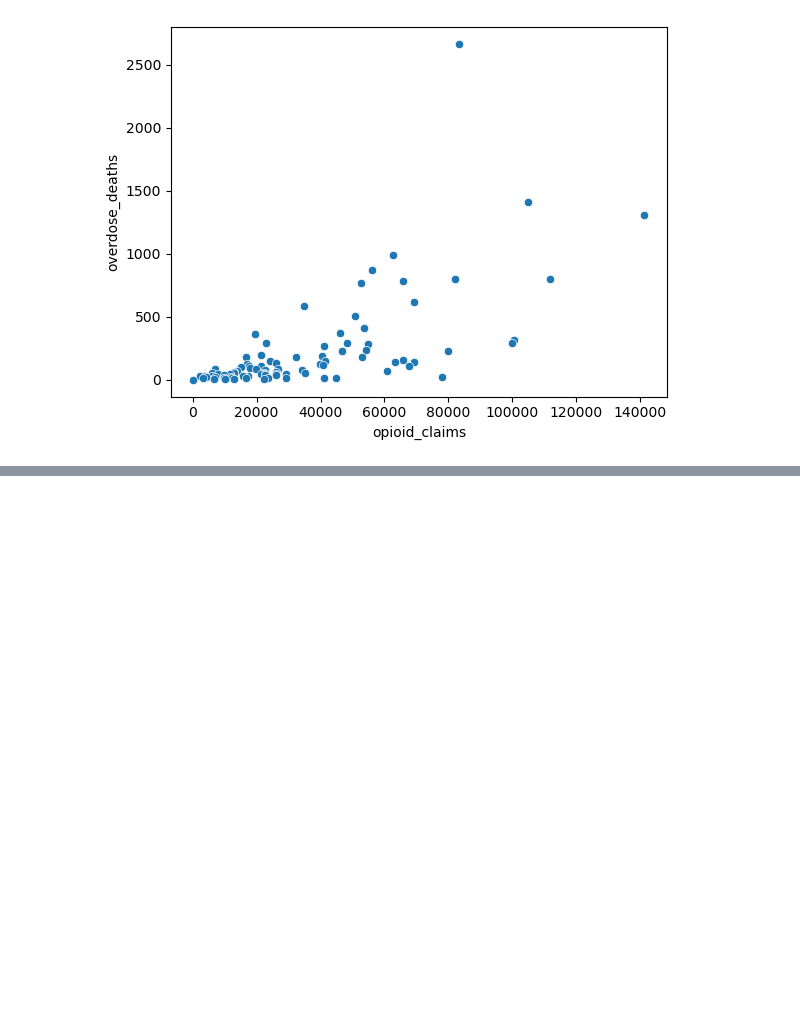
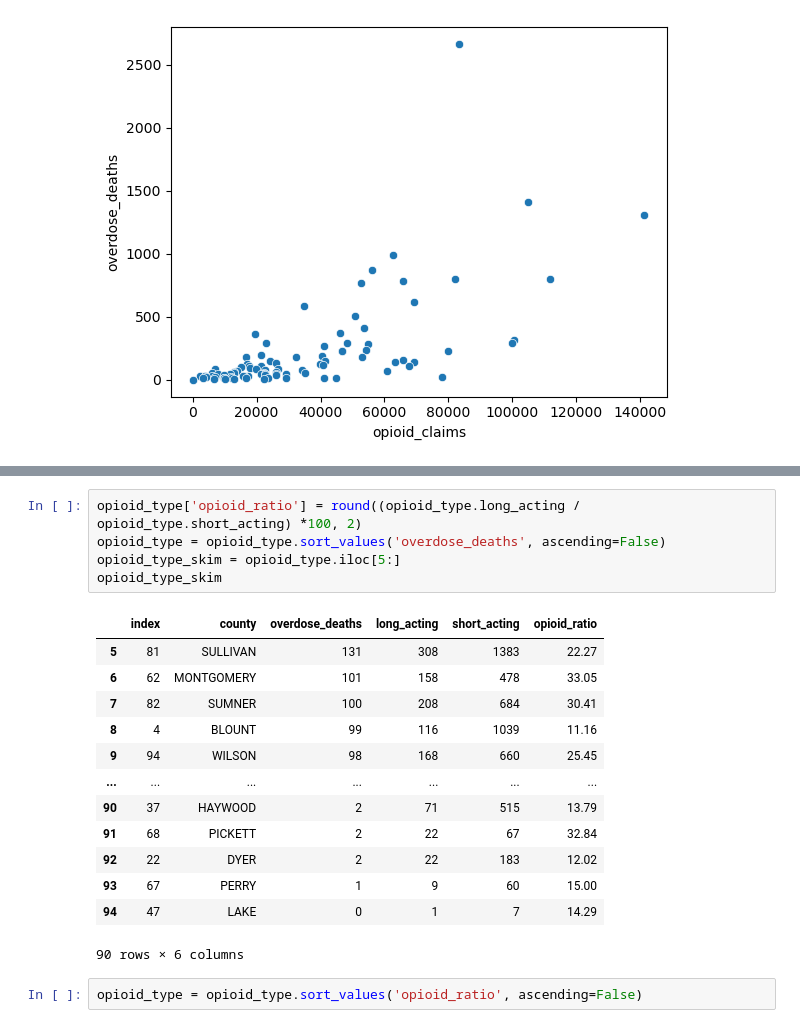
Before and after one commit to NSS-Data-Analytics-Cohort-12/prescribers-python-da12-v2-git-pushers, a Jupyter notebook: notebooks/prescribers.ipynb, the cells around one changed output, grey strips where cells are left out. Saved outputs shown, nothing was run; the diff lists cells and outputs as text; blank space fills up the shorter version.

```diff
--- a/notebooks/prescribers.ipynb
+++ b/notebooks/prescribers.ipynb
@@ -299,0 +393,21 @@ sns.scatterplot(data=county_stats_omit3, x=county_stats_omit3['opioid_claims'],
+# %%
+opioid_type['opioid_ratio'] = round((opioid_type.long_acting / opioid_type.short_acting) *100, 2)
+opioid_type = opioid_type.sort_values('overdose_deaths', ascending=False)
+opioid_type_skim = opioid_type.iloc[5:]
+opioid_type_skim
+# %% [output]
+|  | index | county | overdose_deaths | long_acting | short_acting | opioid_ratio |
+| 5 | 81 | SULLIVAN | 131 | 308 | 1383 | 22.27 |
+| 6 | 62 | MONTGOMERY | 101 | 158 | 478 | 33.05 |
+| 7 | 82 | SUMNER | 100 | 208 | 684 | 30.41 |
+| 8 | 4 | BLOUNT | 99 | 116 | 1039 | 11.16 |
+| 9 | 94 | WILSON | 98 | 168 | 660 | 25.45 |
+| ... | ... | ... | ... | ... | ... | ... |
+| 90 | 37 | HAYWOOD | 2 | 71 | 515 | 13.79 |
+| 91 | 68 | PICKETT | 2 | 22 | 67 | 32.84 |
+| 92 | 22 | DYER | 2 | 22 | 183 | 12.02 |
+| 93 | 67 | PERRY | 1 | 9 | 60 | 15.00 |
+| 94 | 47 | LAKE | 0 | 1 | 7 | 14.29 |
+90 rows × 6 columns
+# %%
+opioid_type = opioid_type.sort_values('opioid_ratio', ascending=False)
```
Also changed, not shown: parts of 9 cells of this notebook.
